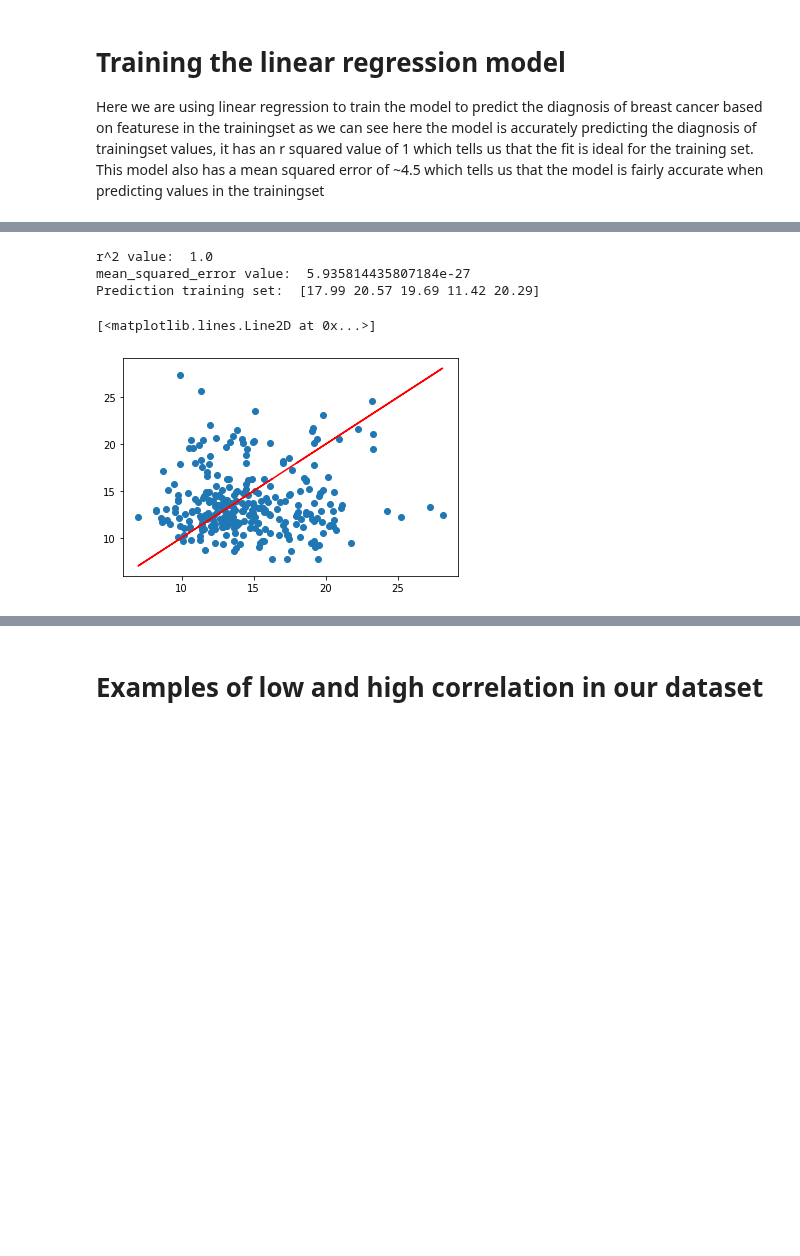
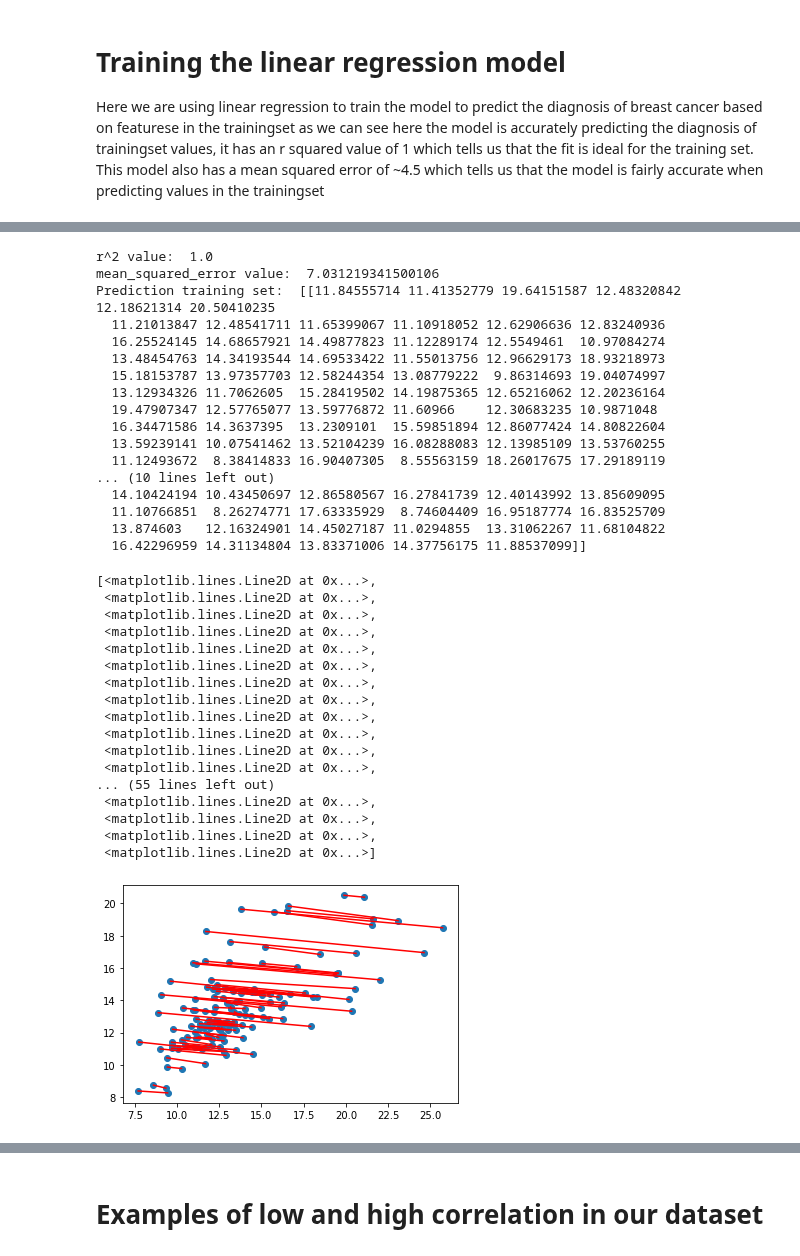
Before and after one commit to Ultan-Kearns/LYIT-Machine-Learning-Project, a Jupyter notebook: CA3Notebook.ipynb, the cells around one changed output, grey strips where cells are left out. Cells and saved outputs as stored; diff of their text form; code cells hidden in the pictures; blank space fills up the shorter version.

```diff
--- a/CA3Notebook.ipynb
+++ b/CA3Notebook.ipynb
@@ -194,19 +230,51 @@ print(X_test.shape)
 # %%
 # We can also train the model to predict values in the test set with a high degree of accuracy as shown below
 # In this example I have chosen to predict the mean radius of the test set based on the values in the trainingset
-y = trainingSet.Mean_Radius
-
-regression_model = LinearRegression().fit(trainingSet, y)
-rSquared = regression_model.score(trainingSet, y)
-prediction = regression_model.predict(trainingSet)
+testArray = np.array(y_test.Mean_Radius)
+testArray = testArray.reshape(2,71)
+trainArray = np.array(y_train.Mean_Radius)
+trainArray = trainArray.reshape(2,71)
+regression_model = LinearRegression().fit(trainArray, testArray)
+rSquared = regression_model.score(trainArray, testArray)
+prediction = regression_model.predict(testArray)
 print('r^2 value: ', rSquared)
-print('mean_squared_error value: ', mean_squared_error(trainingSet.Mean_Radius, prediction))
-print('Prediction training set: ', regression_model.predict(trainingSet.head()))
-plt.scatter(trainingSet.Mean_Radius.values,testSet.Mean_Radius.values)
-plt.plot(trainingSet.Mean_Radius,prediction, color='Red')
+print('mean_squared_error value: ', mean_squared_error(testArray, prediction))
+print('Prediction training set: ', regression_model.predict(testArray))
+plt.scatter(testArray,prediction)
+plt.plot(testArray,prediction, color='Red')
 # %% [output]
 r^2 value:  1.0
-mean_squared_error value:  5.935814435807184e-27
-Prediction training set:  [17.99 20.57 19.69 11.42 20.29]
+mean_squared_error value:  7.031219341500106
+Prediction training set:  [[11.84555714 11.41352779 19.64151587 12.48320842 12.18621314 20.50410235
+  11.21013847 12.48541711 11.65399067 11.10918052 12.62906636 12.83240936
+  16.25524145 14.68657921 14.49877823 11.12289174 12.5549461  10.97084274
+  13.48454763 14.34193544 14.69533422 11.55013756 12.96629173 18.93218973
+  15.18153787 13.97357703 12.58244354 13.08779222  9.86314693 19.04074997
+  13.12934326 11.7062605  15.28419502 14.19875365 12.65216062 12.20236164
+  19.47907347 12.57765077 13.59776872 11.60966    12.30683235 10.9871048
+  16.34471586 14.3637395  13.2309101  15.59851894 12.86077424 14.80822604
+  13.59239141 10.07541462 13.52104239 16.08288083 12.13985109 13.53760255
+  11.12493672  8.38414833 16.90407305  8.55563159 18.26017675 17.29189119
+... (10 lines left out)
+  14.10424194 10.43450697 12.86580567 16.27841739 12.40143992 13.85609095
+  11.10766851  8.26274771 17.63335929  8.74604409 16.95187774 16.83525709
+  13.874603   12.16324901 14.45027187 11.0294855  13.31062267 11.68104822
+  16.42296959 14.31134804 13.83371006 14.37756175 11.88537099]]
-[<matplotlib.lines.Line2D at 0x...>]
+[<matplotlib.lines.Line2D at 0x...>,
+ <matplotlib.lines.Line2D at 0x...>,
+ <matplotlib.lines.Line2D at 0x...>,
+ <matplotlib.lines.Line2D at 0x...>,
+ <matplotlib.lines.Line2D at 0x...>,
+ <matplotlib.lines.Line2D at 0x...>,
+ <matplotlib.lines.Line2D at 0x...>,
+ <matplotlib.lines.Line2D at 0x...>,
+ <matplotlib.lines.Line2D at 0x...>,
+ <matplotlib.lines.Line2D at 0x...>,
+ <matplotlib.lines.Line2D at 0x...>,
+ <matplotlib.lines.Line2D at 0x...>,
+... (55 lines left out)
+ <matplotlib.lines.Line2D at 0x...>,
+ <matplotlib.lines.Line2D at 0x...>,
+ <matplotlib.lines.Line2D at 0x...>,
+ <matplotlib.lines.Line2D at 0x...>]
-[figure, old version]
+[figure, new version]
```
Also changed, not shown: parts of 14 cells of this notebook.
